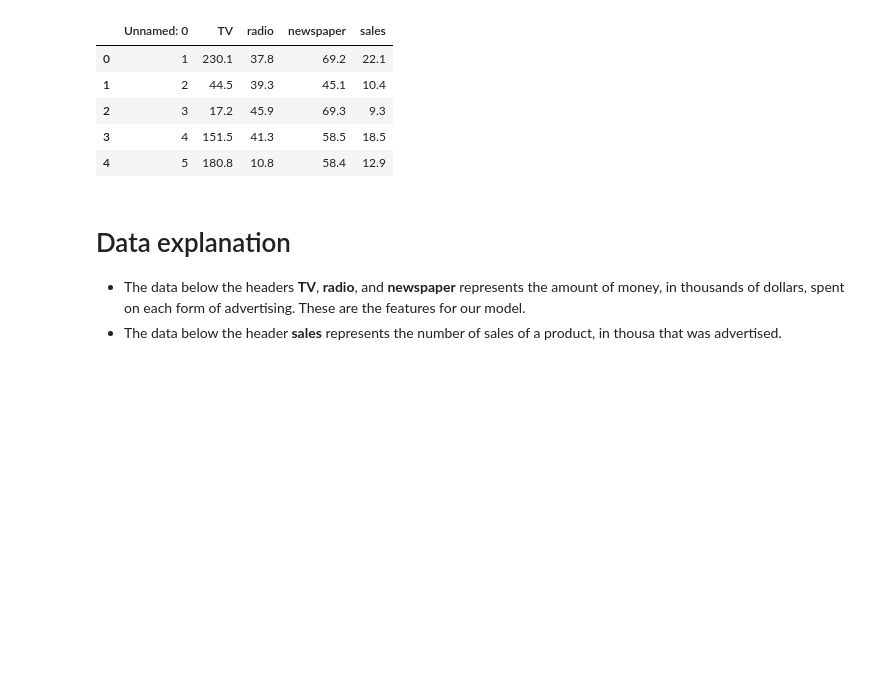
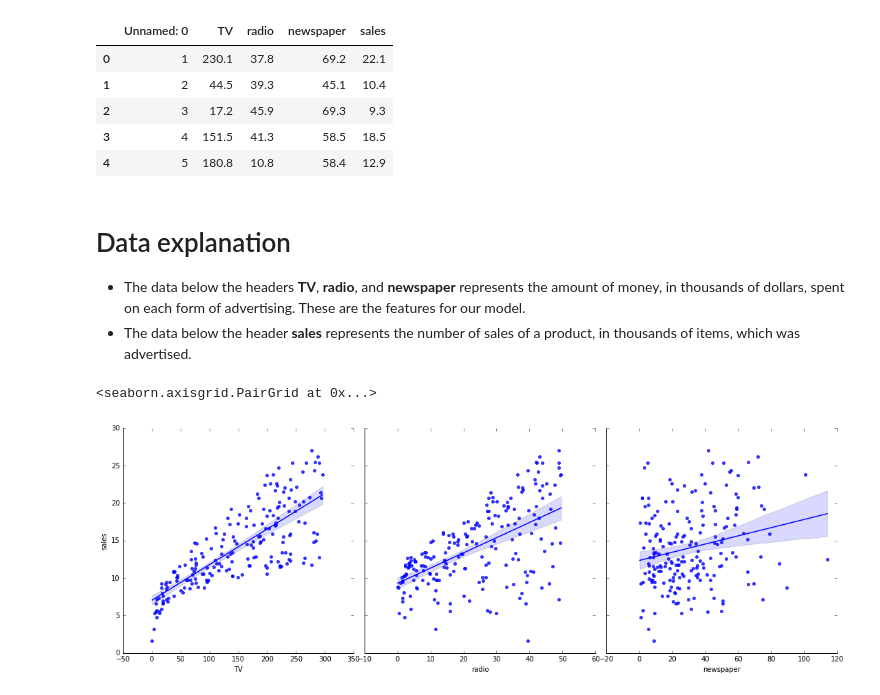
Before and after one commit to R0YLUO/My-first-ML-project, a Jupyter notebook: advertising.ipynb, the cells around one changed output. Saved outputs shown, nothing was run; the diff lists cells and outputs as text; code cells hidden in the pictures; blank space fills up the shorter version.

Commit message:
Visualising data
Plotting each feature against its response label.

```diff
--- a/advertising.ipynb
+++ b/advertising.ipynb
@@ -16,4 +18,10 @@ data.head()
 # %% [markdown]
 # Data explanation
 - The data below the headers **TV**, **radio**, and **newspaper** represents the amount of money, in thousands of dollars, spent on each form of advertising. These are the features for our model.
-- The data below the header **sales** represents the number of sales of a product, in thousa that was advertised.
+- The data below the header **sales** represents the number of sales of a product, in thousands of items, which was advertised.
+# %%
+# let's plot sales against each feature
+sns.pairplot(data, x_vars=["TV", "radio", "newspaper"], y_vars="sales", kind='reg', aspect=1, height=5)
+# %% [output]
+<seaborn.axisgrid.PairGrid at 0x...>
+[figure, added]
```
Also changed, not shown: parts of 2 cells of this notebook.
